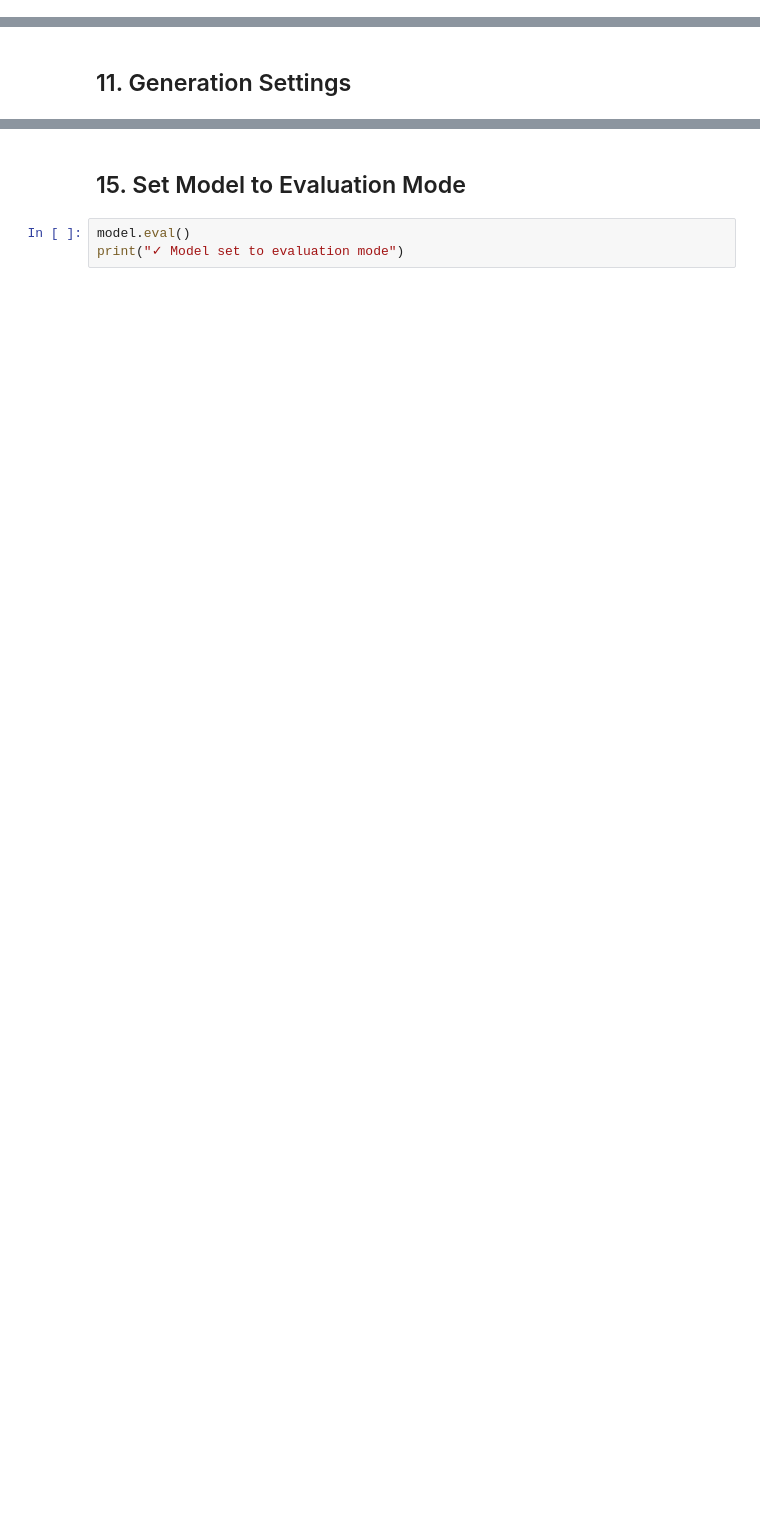
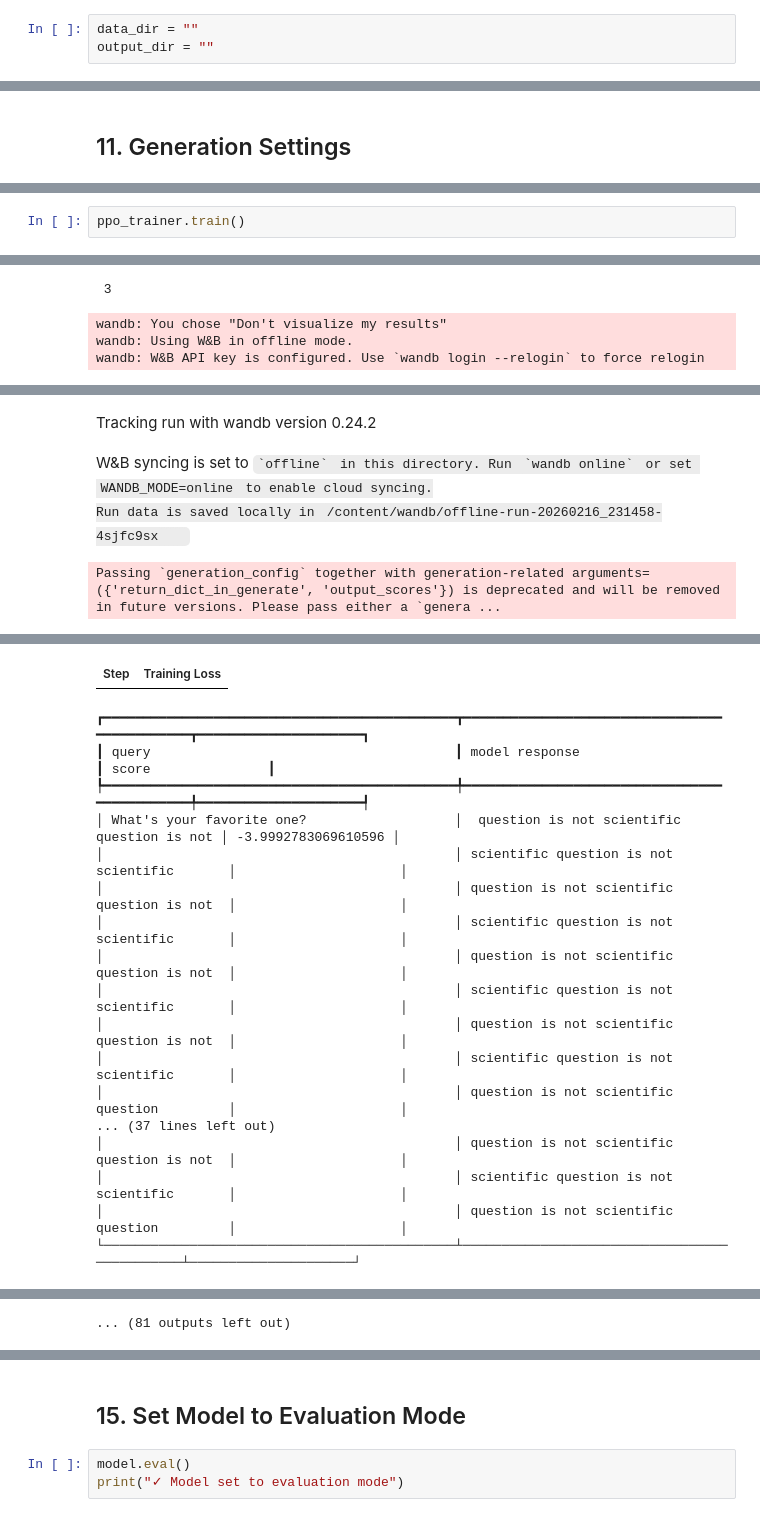
Before and after one commit to haroonraja01/Learning-RLHF, a Jupyter notebook: notebooks/gpt2_ppo.ipynb, the cells around one changed output, grey strips where cells are left out. Drawn from its saved outputs; the diff is of its cells as text; blank space fills up the shorter version.

```diff
--- a/notebooks/gpt2_ppo.ipynb
+++ b/notebooks/gpt2_ppo.ipynb
@@ -44,3 +30,6 @@ print("✓ Libraries imported successfully")
+# %%
+data_dir = ""
+output_dir = ""
 # %%
 # Hyperparameters
 lr = 5e-5
@@ -434,0 +357,3 @@ for epoch in range(3):  # 3 epochs to reach ~3000 steps
+# %%
+ppo_trainer.train()
+# %% [output]
@@ -434,0 +365,4 @@ for epoch in range(3):  # 3 epochs to reach ~3000 steps
+ 3
+wandb: You chose "Don't visualize my results"
+wandb: Using W&B in offline mode.
+wandb: W&B API key is configured. Use `wandb login --relogin` to force relogin
@@ -434,0 +370,4 @@ for epoch in range(3):  # 3 epochs to reach ~3000 steps
+Tracking run with wandb version 0.24.2
+W&B syncing is set to `offline` in this directory. Run `wandb online` or set WANDB_MODE=online to enable cloud syncing.
+Run data is saved locally in /content/wandb/offline-run-20260216_231458-4sjfc9sx
+Passing `generation_config` together with generation-related arguments=({'return_dict_in_generate', 'output_scores'}) is deprecated and will be removed in future versions. Please pass either a `genera ...
@@ -434,0 +375,18 @@ for epoch in range(3):  # 3 epochs to reach ~3000 steps
+| Step | Training Loss |
+┏━━━━━━━━━━━━━━━━━━━━━━━━━━━━━━━━━━━━━━━━━━━━━┳━━━━━━━━━━━━━━━━━━━━━━━━━━━━━━━━━━━━━━━━━━━━━┳━━━━━━━━━━━━━━━━━━━━━┓
+┃ query                                       ┃ model response                              ┃ score               ┃
+┡━━━━━━━━━━━━━━━━━━━━━━━━━━━━━━━━━━━━━━━━━━━━━╇━━━━━━━━━━━━━━━━━━━━━━━━━━━━━━━━━━━━━━━━━━━━━╇━━━━━━━━━━━━━━━━━━━━━┩
+│ What's your favorite one?                   │  question is not scientific question is not │ -3.9992783069610596 │
+│                                             │ scientific question is not scientific       │                     │
+│                                             │ question is not scientific question is not  │                     │
+│                                             │ scientific question is not scientific       │                     │
+│                                             │ question is not scientific question is not  │                     │
+│                                             │ scientific question is not scientific       │                     │
+│                                             │ question is not scientific question is not  │                     │
+│                                             │ scientific question is not scientific       │                     │
+│                                             │ question is not scientific question         │                     │
+... (37 lines left out)
+│                                             │ question is not scientific question is not  │                     │
+│                                             │ scientific question is not scientific       │                     │
+│                                             │ question is not scientific question         │                     │
+└─────────────────────────────────────────────┴─────────────────────────────────────────────┴─────────────────────┘
@@ -435,3 +394,4 @@ for epoch in range(3):  # 3 epochs to reach ~3000 steps
+... (81 outputs left out)
 # %%
 print("\n" + "="*80)
 print("SAVING FINAL MODEL")
```
Also changed, not shown: parts of 34 cells of this notebook, 16 other files.
